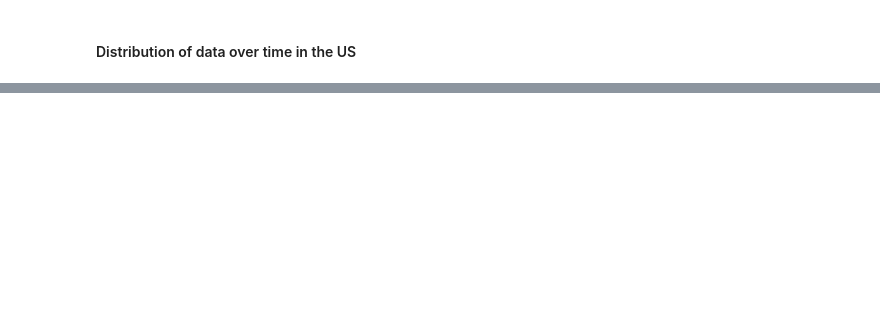
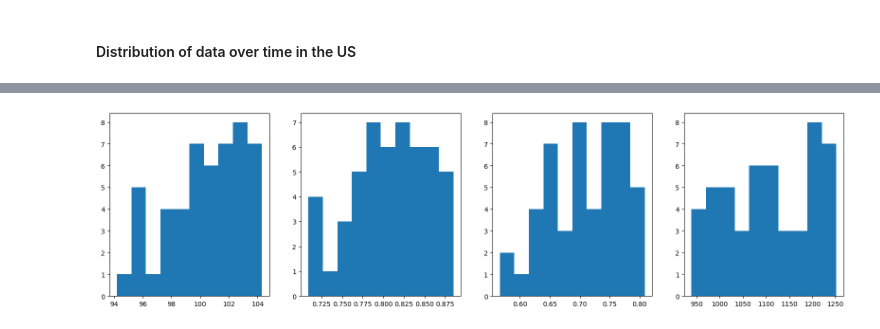
Before and after one commit to codycosta/ENGR201, a Jupyter notebook: weeks-9-10-final-project/project.ipynb, the cells around one changed output, grey strips where cells are left out. Cells and saved outputs as stored; diff of their text form; code cells hidden in the pictures; blank space fills up the shorter version.

```diff
--- a/weeks-9-10-final-project/project.ipynb
+++ b/weeks-9-10-final-project/project.ipynb
@@ -92,0 +106,15 @@ plt.show()
+# %%
+
+# plt.figure(figsize=[20, 5])
+plt.subplots(1, 4, figsize=[20, 5])
+plt.subplot(1, 4, 1)
+plt.hist(iq_data['Average I.Q.'])
+plt.subplot(1, 4, 2)
+plt.hist(iq_data['Literacy Rate'])
+plt.subplot(1, 4, 3)
+plt.hist(iq_data['Numeracy Rate'])
+plt.subplot(1, 4, 4)
+plt.hist(iq_data['Average SAT Score'])
+plt.show()
+# %% [output]
+[figure, added]
```
Also changed, not shown: parts of 9 cells of this notebook, 3 other files.
